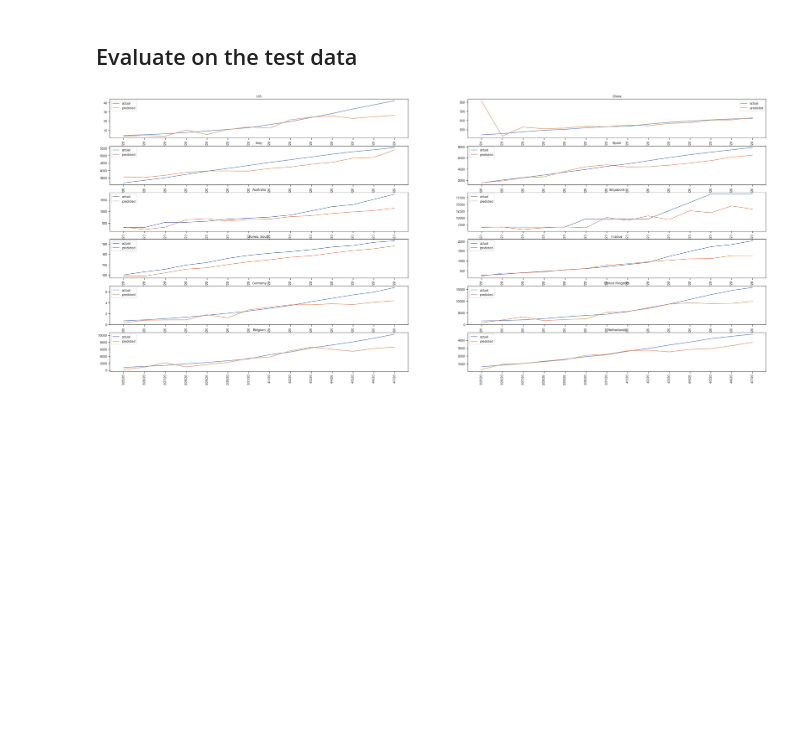
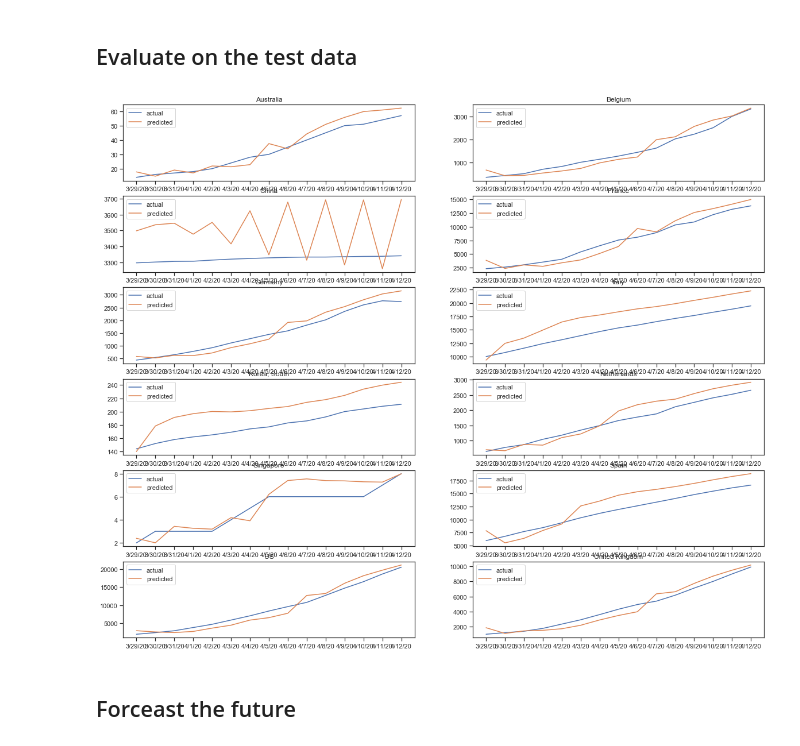
Before and after one commit to toddniven/covid19, a Jupyter notebook: Covid19.ipynb, the cells around one changed output. Cells and saved outputs as stored; diff of their text form; code cells hidden in the pictures; blank space fills up the shorter version.

Commit message:
Fixed labelling of plots, and added forecast

```diff
--- a/Covid19.ipynb
+++ b/Covid19.ipynb
@@ -87,7 +87,7 @@ def grads_plt(countries,m):
         a = grads(country,m)
         a.plot(label=country)
         plt.legend()
-        plt.title(m)
+        plt.title("Gradients "+m)
 # %%
 countries = ['US','China','Italy', 'Spain','Australia']
 metrics_list = ['confirmed', 'deaths', 'recovered', 'mortality']
@@ -122,6 +122,7 @@ from sklearn.preprocessing import StandardScaler
 countries = ['US','China','Italy', 'Spain','Australia','Singapore',
              'Korea, South','France','Germany','United Kingdom',
              'Belgium','Netherlands']
+countries.sort()
 L = date_cols.to_list()
 L.insert(0,'Country/Region')
 filtr = deaths[deaths['Country/Region'].isin(countries)]
@@ -231,7 +232,7 @@ LSTM(
   (linear): Linear(in_features=100, out_features=1, bias=True)
 )
 # %%
-epochs = 226
+epochs = 200
 
 for i in range(epochs):
     for seq, labels in train_inout_seq:
@@ -290,14 +290,16 @@ def plt_predictions(cntry):
     xlabels = date_cols[-range_values:]
     plt.plot(actuals, label='actual')
     plt.plot(preds, label='predicted')
-    plt.xticks(ticks = range(range_values), labels = xlabels, rotation = 'vertical')
+    plt.xticks(ticks = range(range_values), labels = xlabels)
     plt.legend()
     plt.title(cntry)
 # %%
-figsize(40, 20)
+figsize(20, 20)
 for k, cntry in enumerate(countries):
     sx = plt.subplot(int(len(countries)/2)+1, 2, k+1)
     plt.setp(sx.get_yticklabels(), visible=True)
     plt_predictions(cntry)
 # %% [output]
-[figure, old version]
+[figure, new version]
+# %% [markdown]
+## Forceast the future
```
Also changed, not shown: parts of 12 cells of this notebook.
